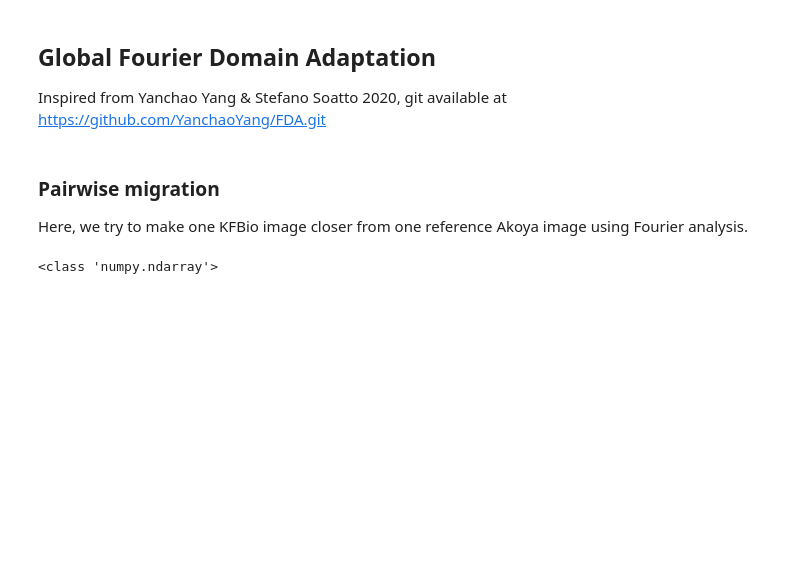
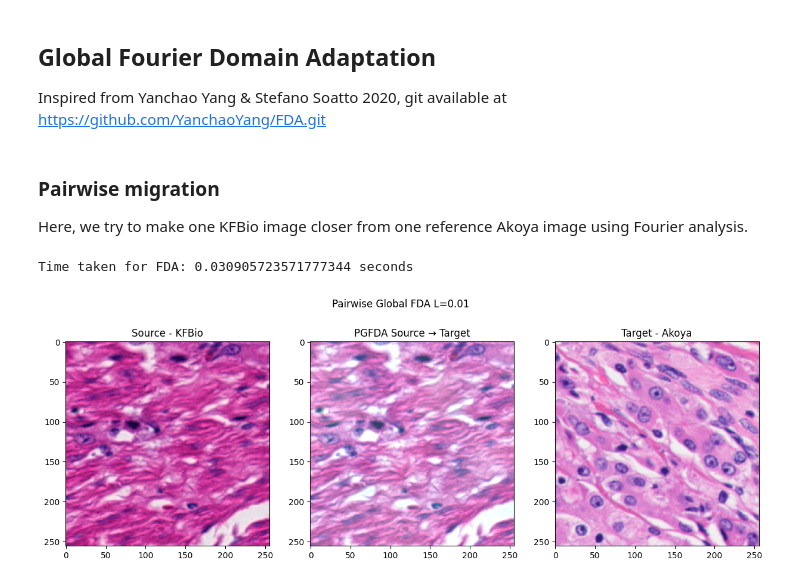
Before and after one commit to Leooryx/ASTAR_internship, a Jupyter notebook: Fourier_Domain_Adaptation/FDA_tests.ipynb, the cells around one changed output. Saved outputs shown, nothing was run; the diff lists cells and outputs as text; code cells hidden in the pictures; blank space fills up the shorter version.

Commit message:
test on average global FDA

```diff
--- a/Fourier_Domain_Adaptation/FDA_tests.ipynb
+++ b/Fourier_Domain_Adaptation/FDA_tests.ipynb
@@ -54,14 +54,20 @@ for i in range(1,25+1):
 ## Visualisation of Akoya and unmodified KFBio
 # %%
 fig, axes = plt.subplots(1, 2, figsize=(10, 5))
-dataset_path = f"/home/leolr-int/data/data/patched/dim_256/Train/Subset3_Train_1_Akoya"
-ds = deeplake.open_read_only(dataset_path)
-axes[0].imshow(ds[200]["patch"])
+dataset_path_akoya_1 = f"/home/leolr-int/data/data/patched/dim_256/Train/Subset3_Train_1_Akoya"
+akoya_1 = deeplake.open_read_only(dataset_path_akoya_1)
+axes[0].imshow(akoya_1[200]["patch"])
 #plt.show()
-dataset_path = f"/home/leolr-int/data/data/patched/dim_256/Train/Subset3_Train_1_KFBio"
-ds = deeplake.open_read_only(dataset_path)
-axes[1].imshow(ds[200]["patch"])
+dataset_path_KFbio_1 = f"/home/leolr-int/data/data/patched/dim_256/Train/Subset3_Train_1_KFBio"
+KFBio_1 = deeplake.open_read_only(dataset_path_KFbio_1)
+axes[1].imshow(KFBio_1[200]["patch"])
 plt.suptitle(f"Subset3_Train_1_ Akoya and KFBio")
+plt.savefig("/home/leolr-int/ASTAR_internship/Fourier_Domain_Adaptation/akoya_vs_KFBio.svg")
 plt.show()
+
+
+
+#shape
+print(f"Akoya 1 shape: {akoya_1[200]['patch'].shape}") #(256, 256, 3)
 # %% [output]
 [figure]
@@ -75,8 +82,6 @@ Inspired from Yanchao Yang & Stefano Soatto 2020, git available at https://githu
 
 Here, we try to make one KFBio image closer from one reference Akoya image using Fourier analysis.
 # %%
-print(type(ds[200]["patch"])) #<type 'numpy.ndarray'>
-
 def extract_ampl_phase(fft_im):
     # fft_im: size should be bx3xhxwx2
     fft_amp = fft_im[:,:,:,:,0]**2 + fft_im[:,:,:,:,1]**2
@@ -102,31 +107,57 @@ def low_freq_mutate_np( amp_src, amp_trg, L=0.1 ):
     a_src = np.fft.ifftshift( a_src, axes=(-2, -1) )
     return a_src
 
 def FDA_source_to_target_np( src_img, trg_img, L=0.1 ):
     # exchange magnitude
     # input: src_img, trg_img
 
     src_img_np = src_img #.cpu().numpy()
     trg_img_np = trg_img #.cpu().numpy()
 
     # get fft of both source and target
     fft_src_np = np.fft.fft2( src_img_np, axes=(-2, -1) )
     fft_trg_np = np.fft.fft2( trg_img_np, axes=(-2, -1) )
 
     # extract amplitude and phase of both ffts
     amp_src, pha_src = np.abs(fft_src_np), np.angle(fft_src_np)
     amp_trg, pha_trg = np.abs(fft_trg_np), np.angle(fft_trg_np)
 
     # mutate the amplitude part of source with target
     amp_src_ = low_freq_mutate_np( amp_src, amp_trg, L=L )
 
     # mutated fft of source
     fft_src_ = amp_src_ * np.exp( 1j * pha_src )
 
     # get the mutated image
     src_in_trg = np.fft.ifft2( fft_src_, axes=(-2, -1) )
     src_in_trg = np.real(src_in_trg)
 
     return src_in_trg
+
+
+#Test
+src_img = KFBio_1[200]["patch"].transpose((2, 0, 1))  # (3, 256, 256)
+trg_img = akoya_1[200]["patch"].transpose((2, 0, 1))
+L_hyperparam = 0.01 #float(input("Enter the L hyperparameter (e.g., 0.1): "))
+start_time = time.time()
+new_KFBio_1 = FDA_source_to_target_np( src_img, trg_img, L_hyperparam )
+end_time = time.time()
+print(f"Time taken for FDA: {end_time - start_time} seconds")
+
+#display
+fig, axes = plt.subplots(1, 3, figsize=(15, 5))
+
+axes[0].imshow(src_img.transpose((1, 2, 0)).astype(np.uint8))
+axes[0].set_title("Source - KFBio")
+
+axes[1].imshow(np.clip(new_KFBio_1, 0, 255).astype(np.uint8).transpose((1, 2, 0)))
+axes[1].set_title("PGFDA Source → Target")
+
+axes[2].imshow(trg_img.transpose((1, 2, 0)).astype(np.uint8))
+axes[2].set_title("Target - Akoya")
+
+plt.suptitle(f"Pairwise Global FDA L={L_hyperparam}")
+plt.savefig(f"/home/leolr-int/ASTAR_internship/Fourier_Domain_Adaptation/pairwise_global_FDA_L={L_hyperparam}.svg")
 # %% [output]
-<class 'numpy.ndarray'>
+Time taken for FDA: 0.030905723571777344 seconds
+[figure, added]
```
Also changed, not shown: parts of 4 cells of this notebook, 1 other file.
